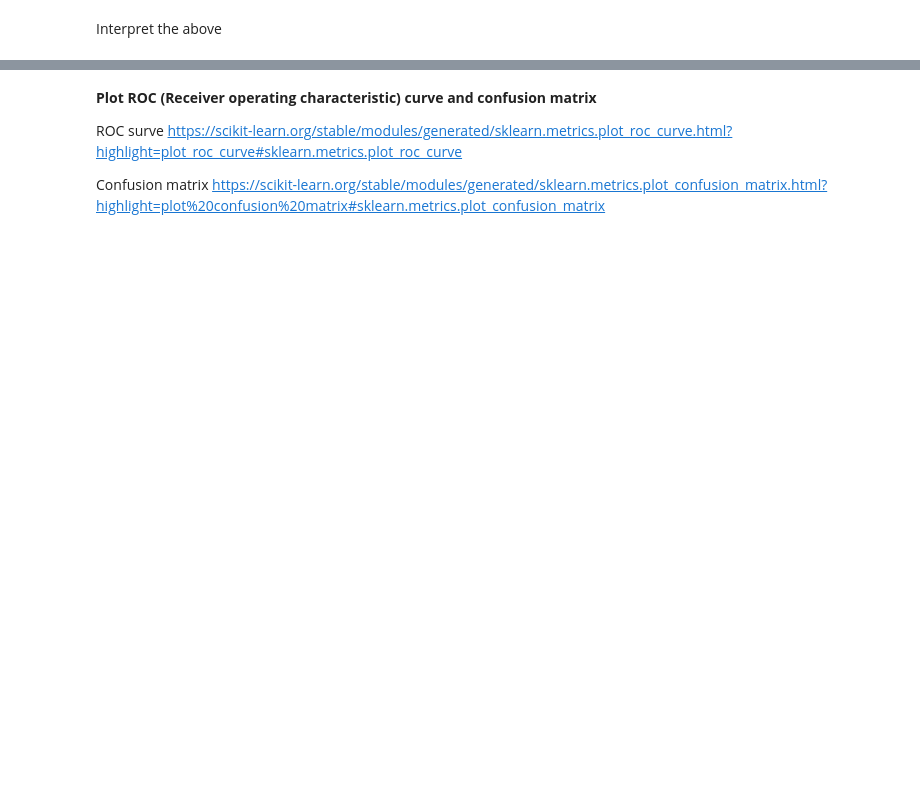
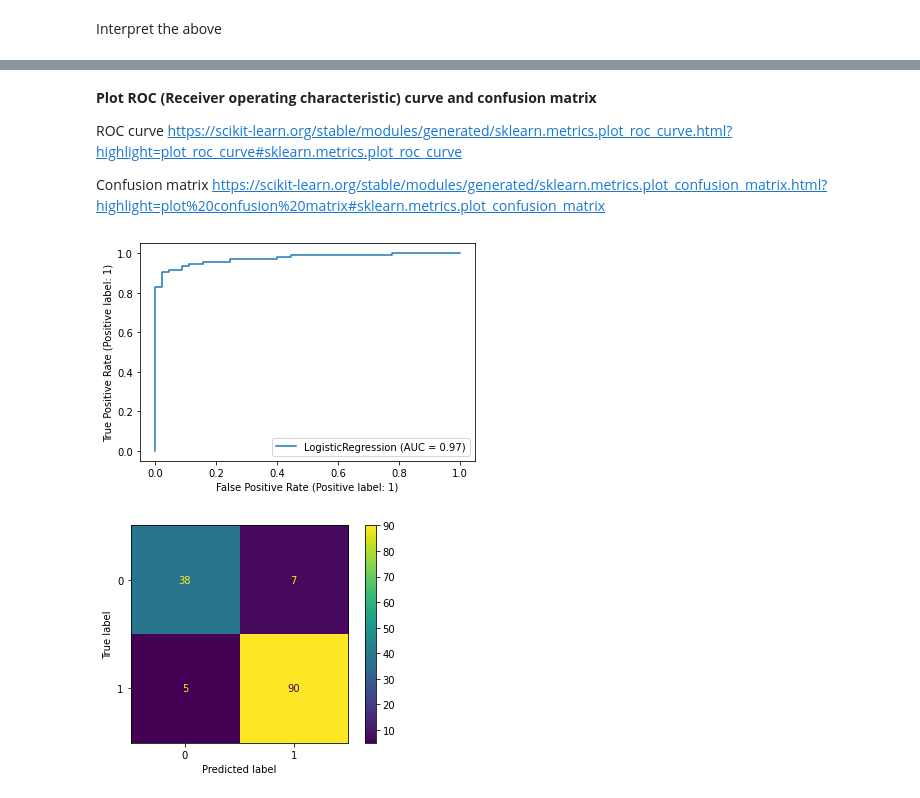
Before and after one commit to thuc-github/MIS710-T12023, a Jupyter notebook: Week 4/MIS710_Lab_4_Logistic_Reg.ipynb, the cells around one changed output, grey strips where cells are left out. Drawn from its saved outputs; the diff is of its cells as text; code cells hidden in the pictures; blank space fills up the shorter version.

```diff
--- a/Week 4/MIS710_Lab_4_Logistic_Reg.ipynb
+++ b/Week 4/MIS710_Lab_4_Logistic_Reg.ipynb
@@ -150,6 +300,6 @@ Set role (Target)
 features =['V1', 'V2', 'V7', 'V8', 'V9'] #you can select a range of columns features = records.columns[0:5]
 
 #complete the code below
-X= #Input data
-y=    # Target variable
+X = records[features]
+y = records.Diagnosis
 # %% [markdown]
@@ -176,10 +326,10 @@ Read about Logistic Regression Classifier at: https://scikit-learn.org/stable/mo
 logreg = LogisticRegression(max_iter=100)
 
 # Complete the code to train Logistic Regression Classifer with the traning dataset
-logreg =
+logreg = logreg.fit(X_train, y_train)
 
 #Complete the code to make predictions for the test dataset
-y_pred =
+y_pred = logreg.predict(X_test)
 # %% [markdown]
 **Inspect Predictions**
 # %%
@@ -220,7 +403,7 @@ print(classification_report(y_test, y_pred))
 # %% [markdown]
 **Plot ROC (Receiver operating characteristic) curve and confusion matrix**
 
-ROC surve
+ROC curve
 https://scikit-learn.org/stable/modules/generated/sklearn.metrics.plot_roc_curve.html?highlight=plot_roc_curve#sklearn.metrics.plot_roc_curve
 
 Confusion matrix
@@ -228,12 +411,15 @@ https://scikit-learn.org/stable/modules/generated/sklearn.metrics.plot_confusion
 # %%
 #import classes to display RocCurve and Confusion Matrix, read example from the website and try on your own
 from sklearn.metrics import RocCurveDisplay
 from sklearn.metrics import ConfusionMatrixDisplay
 
 #complete the code to display RocCurve and Confusion Matrix
-RocCurveDisplay.from_estimator(write your parameters)
-ConfusionMatrixDisplay.from_predictions(write your parameters)
+RocCurveDisplay.from_estimator(logreg, X_test, y_test)
+ConfusionMatrixDisplay.from_predictions(y_test, y_pred)
 plt.show()
+# %% [output]
+[figure, added]
+[figure, added]
 # %%
 # Define the sigmoid function
 def sigmoid(x):
```
Also changed, not shown: parts of 42 cells of this notebook.
